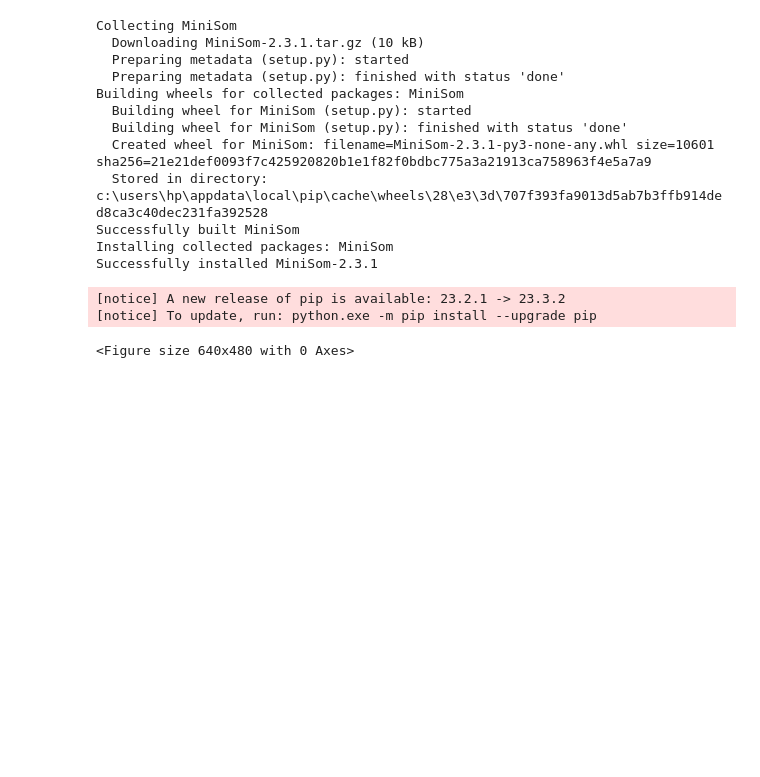
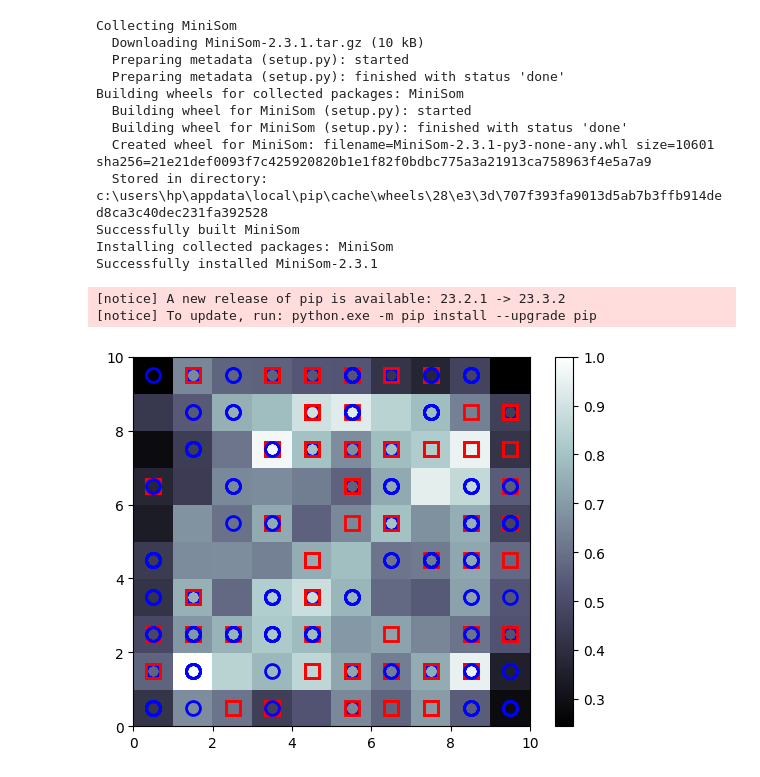
Before and after one commit to GuptaDiva/Fraudulent_CreditCard_Customers, a Jupyter notebook: Som.ipynb, the cells around one changed output. Drawn from its saved outputs; the diff is of its cells as text; code cells hidden in the pictures; blank space fills up the shorter version.

Commit message:
Finally a som with markers and colors

```diff
--- a/Som.ipynb
+++ b/Som.ipynb
@@ -48,10 +48,22 @@ from pylab import bone,pcolor,colorbar,plot,show
 # %%
 bone()
 #Transpose of all the MID Distances of all winning nodes
 pcolor(som.distance_map().T)
 colorbar()
 markers=['o','s']
-colors['b','r']
-#Approval->blue circle and not approved->red sqau
+colors=['b','r']
+#Approval->blue circle and not approved->red square
+#Include markers and Colors.
+for i,x in enumerate(X):
+    w=som.winner(x)
+    plot(w[0]+0.5,
+        w[1]+0.5,
+        markers[Y[i]],
+        markeredgecolor=colors[Y[i]],
+        markerfacecolor='None',
+        markersize=10,
+        markeredgewidth=2
+        )
+show()
 # %% [output]
-<Figure size 640x480 with 0 Axes>
+[figure, added]
```
Also changed, not shown: parts of 1 cell of this notebook.
